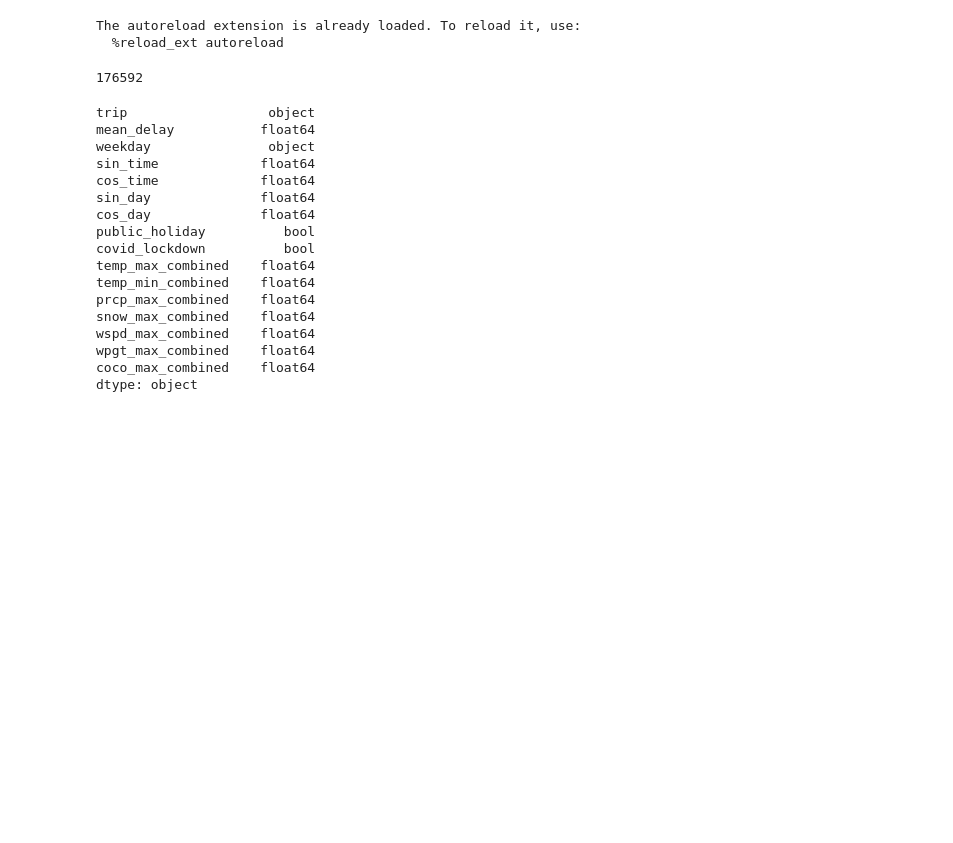
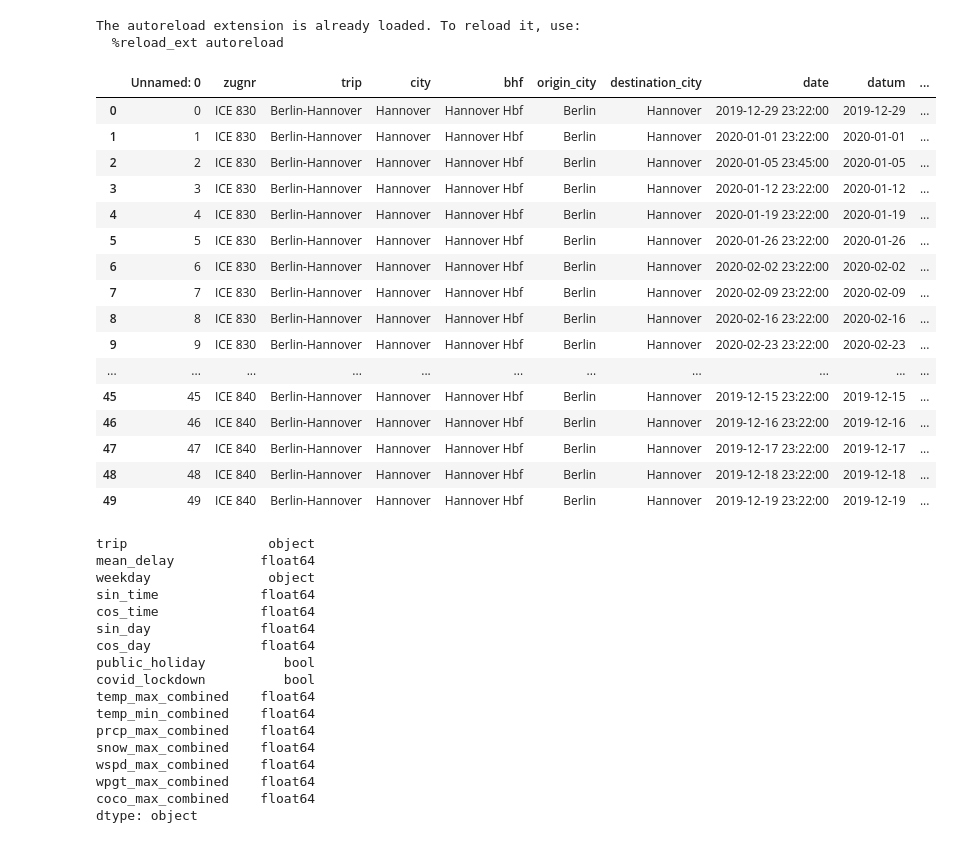
Before and after one commit to Good-Train-Bad-Train/gtbt, a Jupyter notebook: notebooks/Models_Classification_final.ipynb, the cells around one changed output. Saved outputs shown, nothing was run; the diff lists cells and outputs as text; code cells hidden in the pictures; blank space fills up the shorter version.

Commit message:
uploading the app (frontend) and model notebook

```diff
--- a/notebooks/Models_Classification_final.ipynb
+++ b/notebooks/Models_Classification_final.ipynb
@@ -20,7 +20,7 @@ The autoreload extension is already loaded. To reload it, use:
 # %%
 from tensorflow.keras.utils import to_categorical
 
-data = pd.read_csv('data_for_model_final.csv')
+data = pd.read_csv('../data/data_for_model_legs.csv')
 
 data.head()
 X = data[['trip','mean_delay','weekday','sin_time','cos_time','sin_day','cos_day','public_holiday','covid_lockdown','temp_max_combined', 'temp_min_combined','prcp_max_combined', 'snow_max_combined', 'wspd_max_combined','wpgt_max_combined', 'coco_max_combined']]
@@ -28,10 +28,26 @@ X = X[0:-1] # there is an issue with a null yas the last entry, we have to remov
 y = data['target_good_bad']
 y = y[0:-1]
 y=y.astype('int') # important as otherwise it gets attributed "object" type, which is bad for models
-# %%
-len(y)
-# %% [output]
-176592
+# %%
+data.head(50)
+# %% [output]
+|  | Unnamed: 0 | zugnr | trip | city | bhf | origin_city | destination_city | date | datum | ... |
+| 0 | 0 | ICE 830 | Berlin-Hannover | Hannover | Hannover Hbf | Berlin | Hannover | 2019-12-29 23:22:00 | 2019-12-29 | ... |
+| 1 | 1 | ICE 830 | Berlin-Hannover | Hannover | Hannover Hbf | Berlin | Hannover | 2020-01-01 23:22:00 | 2020-01-01 | ... |
+| 2 | 2 | ICE 830 | Berlin-Hannover | Hannover | Hannover Hbf | Berlin | Hannover | 2020-01-05 23:45:00 | 2020-01-05 | ... |
+| 3 | 3 | ICE 830 | Berlin-Hannover | Hannover | Hannover Hbf | Berlin | Hannover | 2020-01-12 23:22:00 | 2020-01-12 | ... |
+| 4 | 4 | ICE 830 | Berlin-Hannover | Hannover | Hannover Hbf | Berlin | Hannover | 2020-01-19 23:22:00 | 2020-01-19 | ... |
+| 5 | 5 | ICE 830 | Berlin-Hannover | Hannover | Hannover Hbf | Berlin | Hannover | 2020-01-26 23:22:00 | 2020-01-26 | ... |
+| 6 | 6 | ICE 830 | Berlin-Hannover | Hannover | Hannover Hbf | Berlin | Hannover | 2020-02-02 23:22:00 | 2020-02-02 | ... |
+| 7 | 7 | ICE 830 | Berlin-Hannover | Hannover | Hannover Hbf | Berlin | Hannover | 2020-02-09 23:22:00 | 2020-02-09 | ... |
+| 8 | 8 | ICE 830 | Berlin-Hannover | Hannover | Hannover Hbf | Berlin | Hannover | 2020-02-16 23:22:00 | 2020-02-16 | ... |
+| 9 | 9 | ICE 830 | Berlin-Hannover | Hannover | Hannover Hbf | Berlin | Hannover | 2020-02-23 23:22:00 | 2020-02-23 | ... |
+| ... | ... | ... | ... | ... | ... | ... | ... | ... | ... | ... |
+| 45 | 45 | ICE 840 | Berlin-Hannover | Hannover | Hannover Hbf | Berlin | Hannover | 2019-12-15 23:22:00 | 2019-12-15 | ... |
+| 46 | 46 | ICE 840 | Berlin-Hannover | Hannover | Hannover Hbf | Berlin | Hannover | 2019-12-16 23:22:00 | 2019-12-16 | ... |
+| 47 | 47 | ICE 840 | Berlin-Hannover | Hannover | Hannover Hbf | Berlin | Hannover | 2019-12-17 23:22:00 | 2019-12-17 | ... |
+| 48 | 48 | ICE 840 | Berlin-Hannover | Hannover | Hannover Hbf | Berlin | Hannover | 2019-12-18 23:22:00 | 2019-12-18 | ... |
+| 49 | 49 | ICE 840 | Berlin-Hannover | Hannover | Hannover Hbf | Berlin | Hannover | 2019-12-19 23:22:00 | 2019-12-19 | ... |
 # %%
 X.dtypes
 # %% [output]
```
Also changed, not shown: parts of 13 cells of this notebook.
